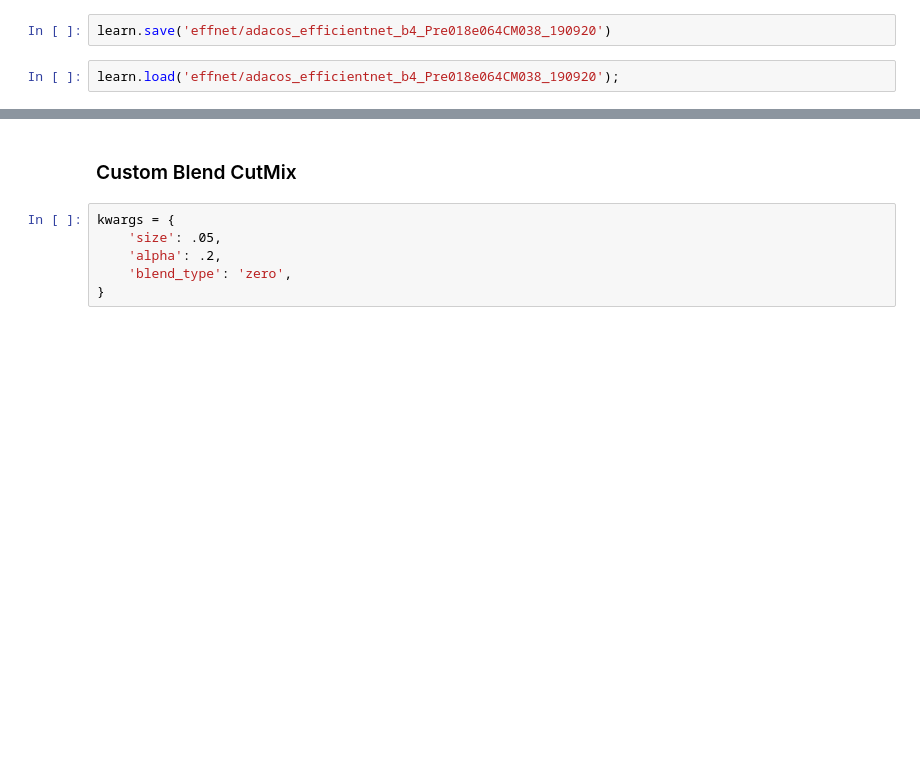
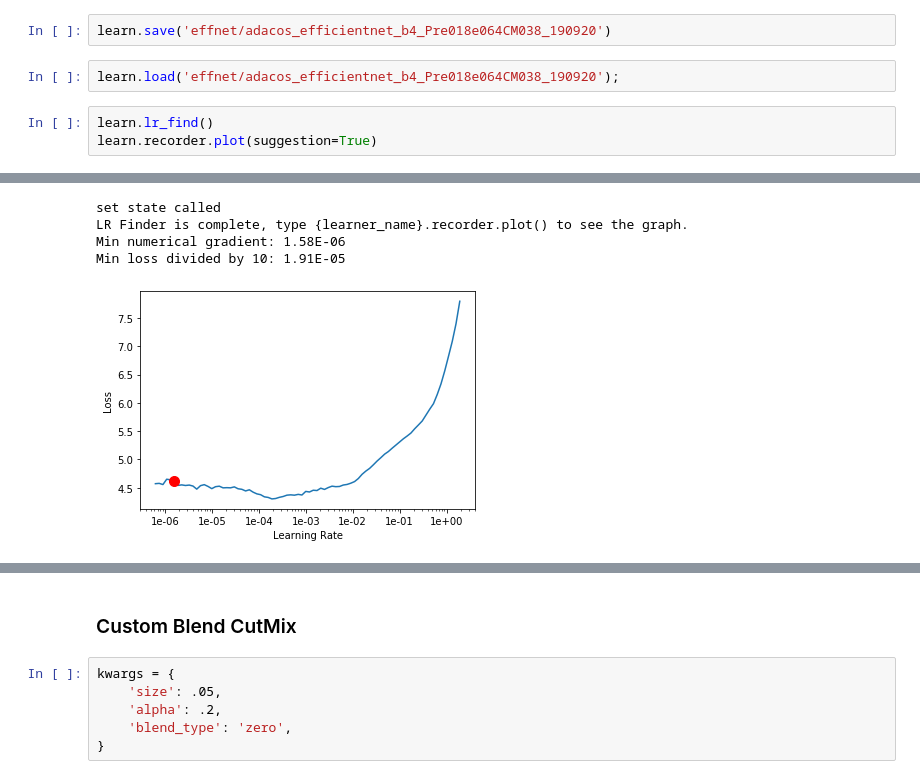
Before and after one commit to MicPie/recursion-cellular-image-classification, a Jupyter notebook: rcic_v43_efficientnet-b4_Mish_Ranger_LabelSmoothingLoss.ipynb, the cells around one changed output, grey strips where cells are left out. Saved outputs shown, nothing was run; the diff lists cells and outputs as text; blank space fills up the shorter version.

```diff
--- a/rcic_v43_efficientnet-b4_Mish_Ranger_LabelSmoothingLoss.ipynb
+++ b/rcic_v43_efficientnet-b4_Mish_Ranger_LabelSmoothingLoss.ipynb
@@ -1171,3 +1175,7 @@ learn.recorder.plot_lr(show_moms=True)
 learn.save('effnet/adacos_efficientnet_b4_Pre018e064CM038_190920')
 # %%
 learn.load('effnet/adacos_efficientnet_b4_Pre018e064CM038_190920');
+# %%
+learn.lr_find()
+learn.recorder.plot(suggestion=True)
+# %% [output]
@@ -1173,0 +1183,5 @@ learn.load('effnet/adacos_efficientnet_b4_Pre018e064CM038_190920');
+set state called
+LR Finder is complete, type {learner_name}.recorder.plot() to see the graph.
+Min numerical gradient: 1.58E-06
+Min loss divided by 10: 1.91E-05
+[figure, added]
```
Also changed, not shown: parts of 13 cells of this notebook.
